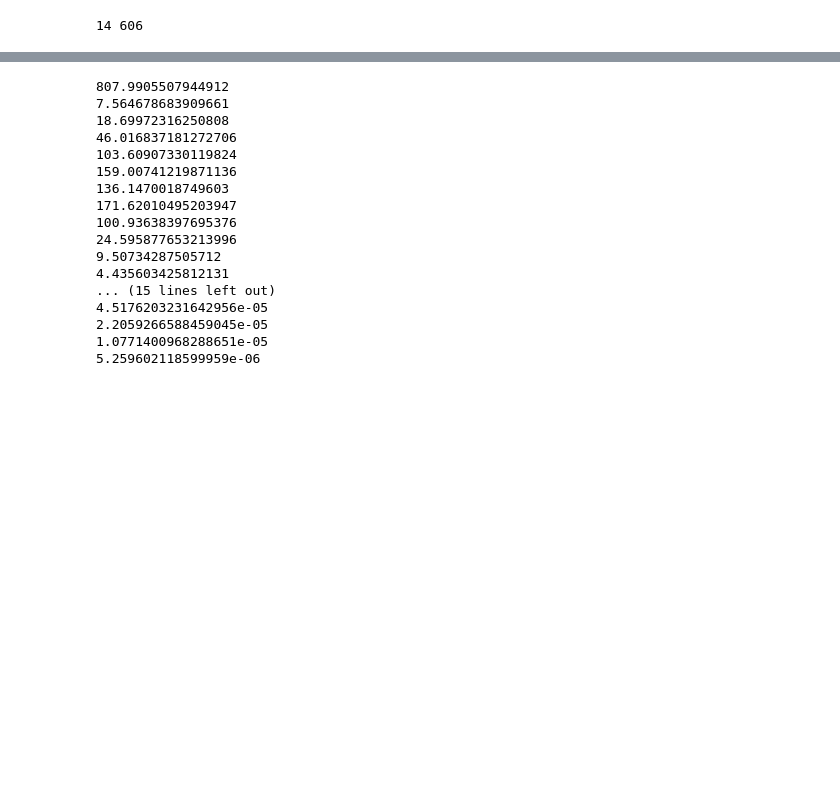
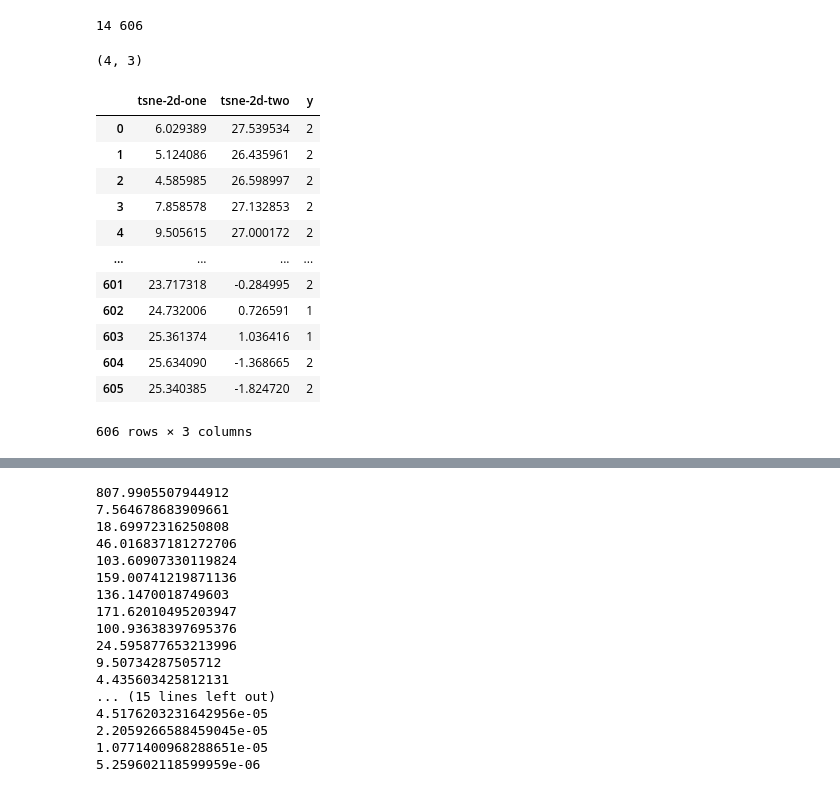
Before and after one commit to Krl1/Fuzzy_clustering, a Jupyter notebook: fuzzy.ipynb, the cells around one changed output, grey strips where cells are left out. Drawn from its saved outputs; the diff is of its cells as text; code cells hidden in the pictures; blank space fills up the shorter version.

```diff
--- a/fuzzy.ipynb
+++ b/fuzzy.ipynb
@@ -81,3 +81,7 @@ u_old=generate_u0(c,n)
 print(p,n)
 # %% [output]
 14 606
+# %%
+np.array([[0, 0, 0], [0, 1, 1], [1, 0, 1], [1, 1, 1]]).shape
+# %% [output]
+(4, 3)
@@ -83,0 +97,16 @@ print(p,n)
+# %%
+df_tsne
+# %% [output]
+|  | tsne-2d-one | tsne-2d-two | y |
+| 0 | 6.029389 | 27.539534 | 2 |
+| 1 | 5.124086 | 26.435961 | 2 |
+| 2 | 4.585985 | 26.598997 | 2 |
+| 3 | 7.858578 | 27.132853 | 2 |
+| 4 | 9.505615 | 27.000172 | 2 |
+| ... | ... | ... | ... |
+| 601 | 23.717318 | -0.284995 | 2 |
+| 602 | 24.732006 | 0.726591 | 1 |
+| 603 | 25.361374 | 1.036416 | 1 |
+| 604 | 25.634090 | -1.368665 | 2 |
+| 605 | 25.340385 | -1.824720 | 2 |
+606 rows × 3 columns
```
Also changed, not shown: parts of 3 cells of this notebook, 2 other files.
